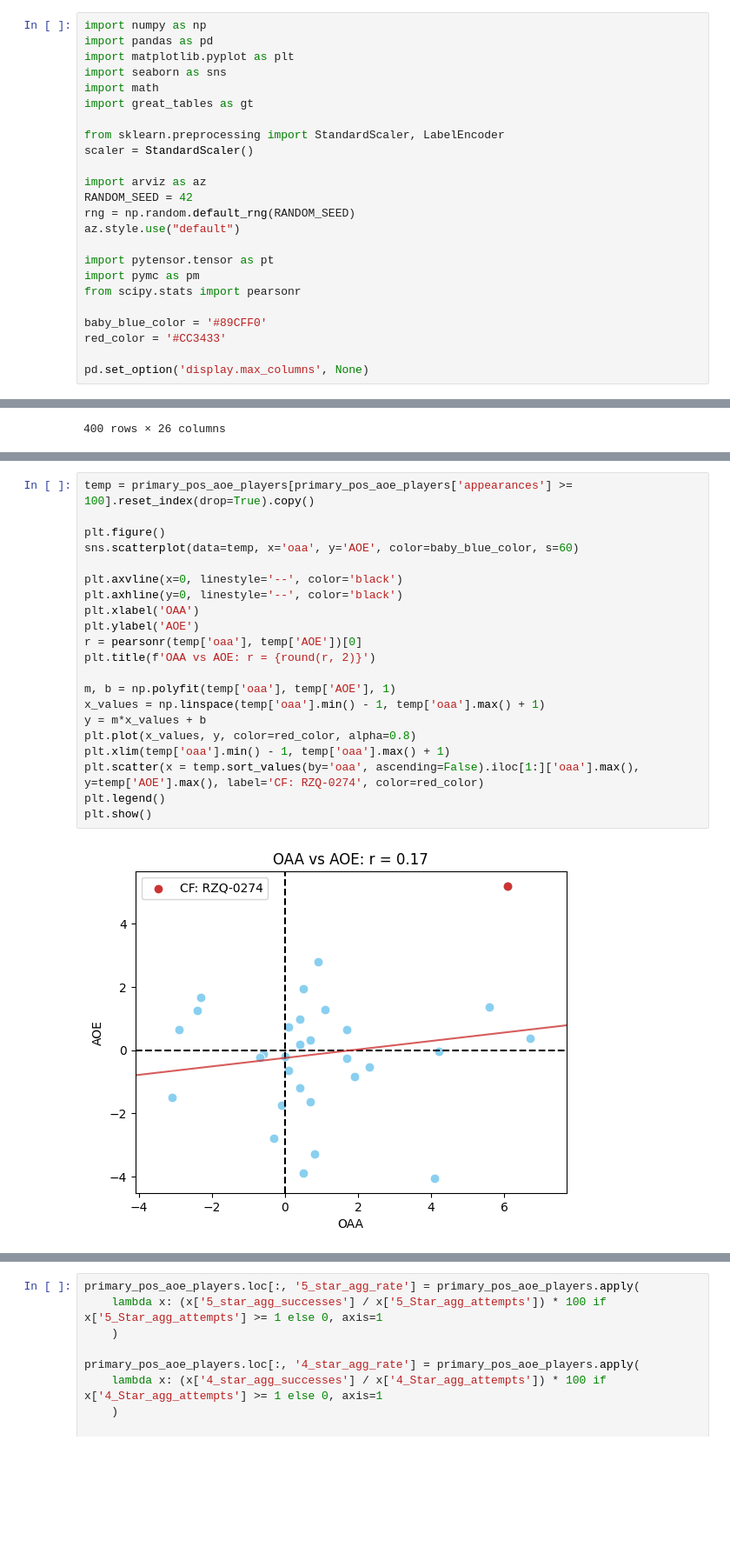
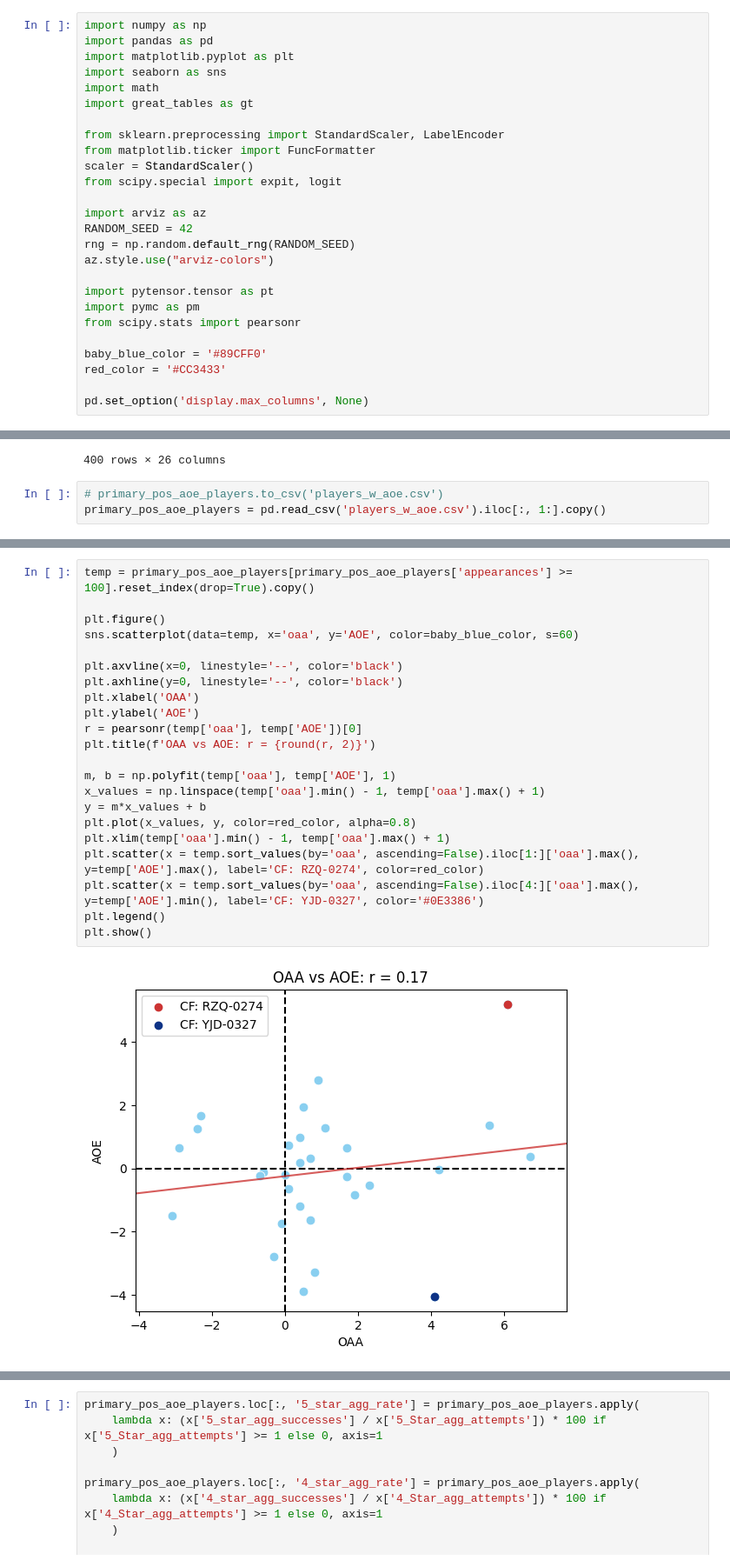
Before and after one commit to d2osborn/SMTChallenge2025, a Jupyter notebook: Team 15-analysis.ipynb, the cells around one changed output, grey strips where cells are left out. Shown at 87% size. Drawn from its saved outputs; the diff is of its cells as text; blank space fills up the shorter version.

```diff
--- a/Team 15-analysis.ipynb
+++ b/Team 15-analysis.ipynb
@@ -12,12 +12,14 @@ import math
 import great_tables as gt
 
 from sklearn.preprocessing import StandardScaler, LabelEncoder
+from matplotlib.ticker import FuncFormatter
 scaler = StandardScaler()
+from scipy.special import expit, logit
 
 import arviz as az
 RANDOM_SEED = 42
 rng = np.random.default_rng(RANDOM_SEED)
-az.style.use("default")
+az.style.use("arviz-colors")
 
 import pytensor.tensor as pt
 import pymc as pm
@@ -1976,3 +2187,6 @@ primary_pos_aoe_players
 | 527 | YJD-0361 | 1 | 0.000392 | 22.809593 | 0 | 0.0 | 0 | ... |
 | 528 | YJD-0112 | 1 | -0.000963 | 9.164584 | 0 | 0.0 | 0 | ... |
 400 rows × 26 columns
+# %%
+# primary_pos_aoe_players.to_csv('players_w_aoe.csv')
+primary_pos_aoe_players = pd.read_csv('players_w_aoe.csv').iloc[:, 1:].copy()
@@ -1999,26 +2229,27 @@ primary_pos_aoe_players[primary_pos_aoe_players['appearances'] >= 100].sort_valu
 # %%
 temp = primary_pos_aoe_players[primary_pos_aoe_players['appearances'] >= 100].reset_index(drop=True).copy()
 
 plt.figure()
 sns.scatterplot(data=temp, x='oaa', y='AOE', color=baby_blue_color, s=60)
 
 plt.axvline(x=0, linestyle='--', color='black')
 plt.axhline(y=0, linestyle='--', color='black')
 plt.xlabel('OAA')
 plt.ylabel('AOE')
 r = pearsonr(temp['oaa'], temp['AOE'])[0]
 plt.title(f'OAA vs AOE: r = {round(r, 2)}')
 
 m, b = np.polyfit(temp['oaa'], temp['AOE'], 1)
 x_values = np.linspace(temp['oaa'].min() - 1, temp['oaa'].max() + 1)
 y = m*x_values + b
 plt.plot(x_values, y, color=red_color, alpha=0.8)
 plt.xlim(temp['oaa'].min() - 1, temp['oaa'].max() + 1)
 plt.scatter(x = temp.sort_values(by='oaa', ascending=False).iloc[1:]['oaa'].max(), y=temp['AOE'].max(), label='CF: RZQ-0274', color=red_color)
+plt.scatter(x = temp.sort_values(by='oaa', ascending=False).iloc[4:]['oaa'].max(), y=temp['AOE'].min(), label='CF: YJD-0327', color='#0E3386')
 plt.legend()
 plt.show()
 # %% [output]
-[figure, old version]
+[figure, new version]
 # %%
 primary_pos_aoe_players['pos'] = primary_pos_aoe_players['pos'].map(lambda x: 'LF' if x==7 else 'CF' if x==8 else 'RF')
 primary_pos_aoe_players
```
Also changed, not shown: parts of 35 cells of this notebook, 4 other files.
